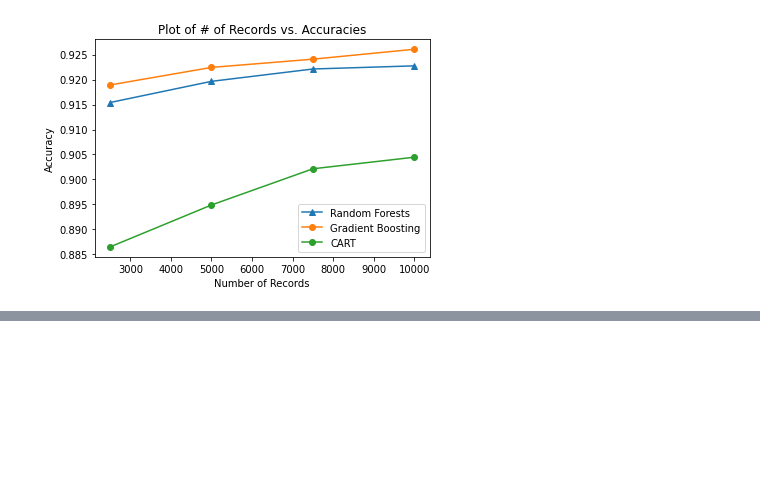
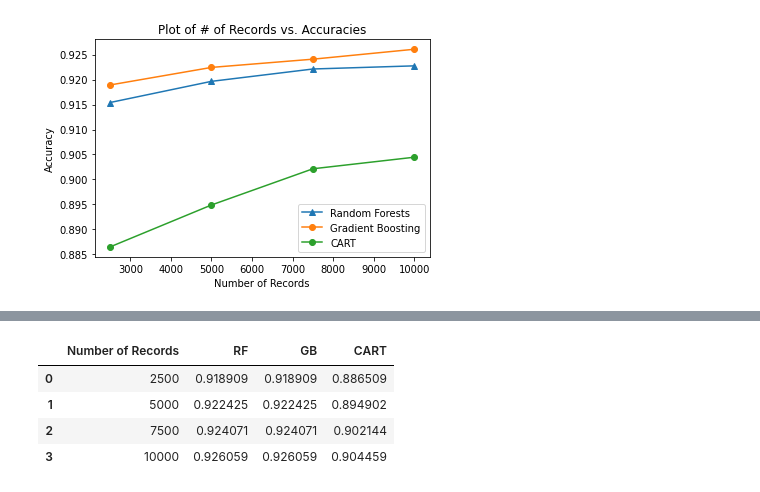
Before and after one commit to karthikmswamy/TF_Intro_Notebooks, a Jupyter notebook: TF_DF_with_Data_Variations_Drybeans.ipynb, the cells around one changed output, grey strips where cells are left out. Cells and saved outputs as stored; diff of their text form; code cells hidden in the pictures; blank space fills up the shorter version.

```diff
--- a/TF_DF_with_Data_Variations_Drybeans.ipynb
+++ b/TF_DF_with_Data_Variations_Drybeans.ipynb
@@ -341,0 +376,14 @@ df_results.head()
+# %%
+df_results = pd.DataFrame()
+df_results["Number of Records"] = [res[0] for res in results_rf]
+df_results["RF"] = [res[1] for res in results_gb]
+df_results["GB"] = [res[1] for res in results_gb]
+df_results["CART"] = [res[1] for res in results_cm]
+
+df_results.head()
+# %% [output]
+|  | Number of Records | RF | GB | CART |
+| 0 | 2500 | 0.918909 | 0.918909 | 0.886509 |
+| 1 | 5000 | 0.922425 | 0.922425 | 0.894902 |
+| 2 | 7500 | 0.924071 | 0.924071 | 0.902144 |
+| 3 | 10000 | 0.926059 | 0.926059 | 0.904459 |
```
Also changed, not shown: parts of 6 cells of this notebook.
